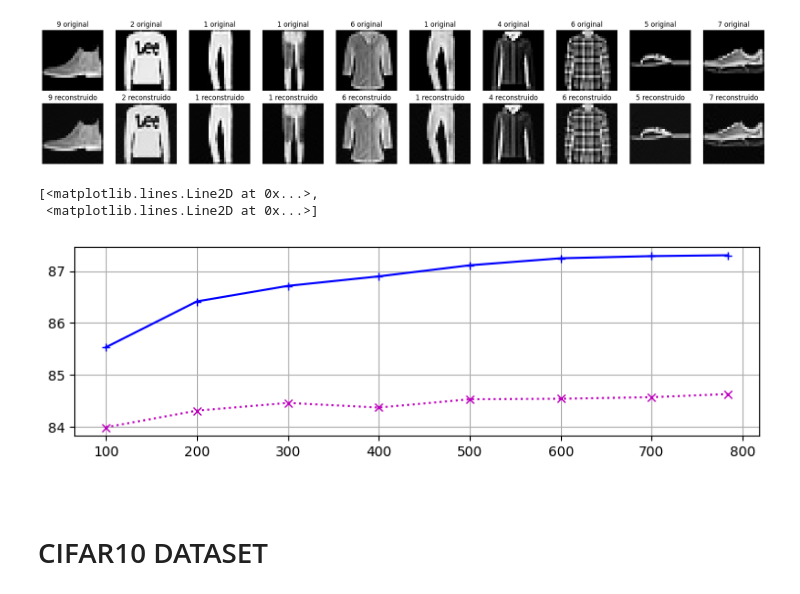
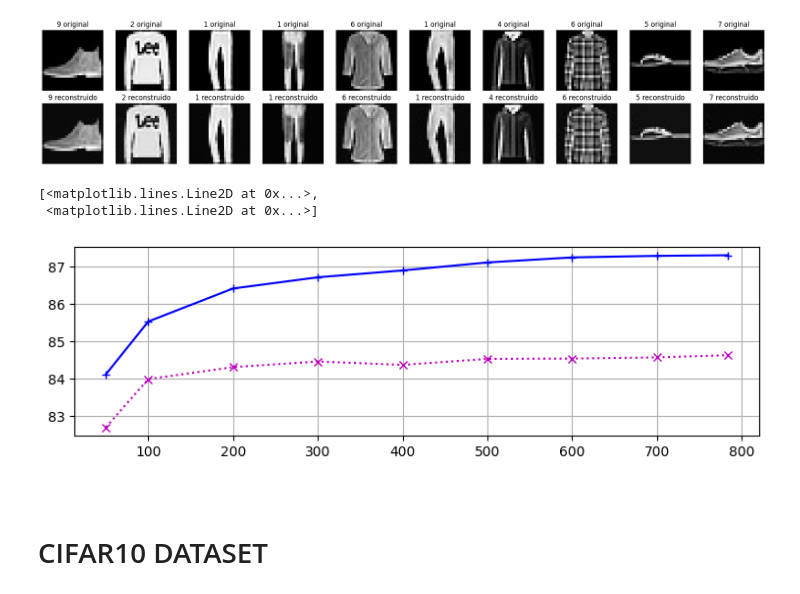
Before and after one commit to SergioQuintanillaGracia/university, a Jupyter notebook: year_3/Semester 2/PER/pract1/pract1.ipynb, the cells around one changed output. Drawn from its saved outputs; the diff is of its cells as text; code cells hidden in the pictures.

```diff
--- a/year_3/Semester 2/PER/pract1/pract1.ipynb
+++ b/year_3/Semester 2/PER/pract1/pract1.ipynb
@@ -238,7 +238,7 @@ max_K = np.min(X_train.shape)
 pca = PCA(n_components=max_K).fit(X_train)
 Z_train = pca.transform(X_train)
 Z_test = pca.transform(X_test)
-Ks = np.array([100, 200, 300, 400, 500, 600, 700, max_K])
+Ks = np.array([50, 100, 200, 300, 400, 500, 600, 700, max_K])
 L_train = np.empty_like(Ks, dtype=float)
 L_test = np.empty_like(Ks, dtype=float)
 for i, K in enumerate(Ks):
@@ -303,24 +304,24 @@ for i in range(ncols):
 # %%
 from sklearn.linear_model import LogisticRegression
 
 max_K = np.min(X_train.shape)
 pca = PCA(n_components=max_K).fit(X_train)
 Z_train = pca.transform(X_train)
 Z_test = pca.transform(X_test)
-Ks = np.array([100, 200, 300, 400, 500, 600, 700, max_K])
+Ks = np.array([50, 100, 200, 300, 400, 500, 600, 700, max_K])
 acc_train = np.empty_like(Ks, dtype=float)
 acc_test = np.empty_like(Ks, dtype=float)
 for i, K in enumerate(Ks):
     clf = LogisticRegression(C=0.1, max_iter=1000).fit(Z_train[:, :K], y_train)
     acc_train[i] = clf.score(Z_train[:, :K], y_train)
     acc_test[i] = clf.score(Z_test[:, :K], y_test)
 plt.figure(figsize=(9, 2.5))
 plt.grid(True)
 plt.plot(Ks, 100.0 * acc_train, "+-b", Ks, 100.0 * acc_test, "x:m")
 # %% [output]
 [<matplotlib.lines.Line2D at 0x...>,
  <matplotlib.lines.Line2D at 0x...>]
-[figure, old version]
+[figure, new version]
 # %% [markdown]
 <br>
 
```
Also changed, not shown: parts of 5 cells of this notebook.
